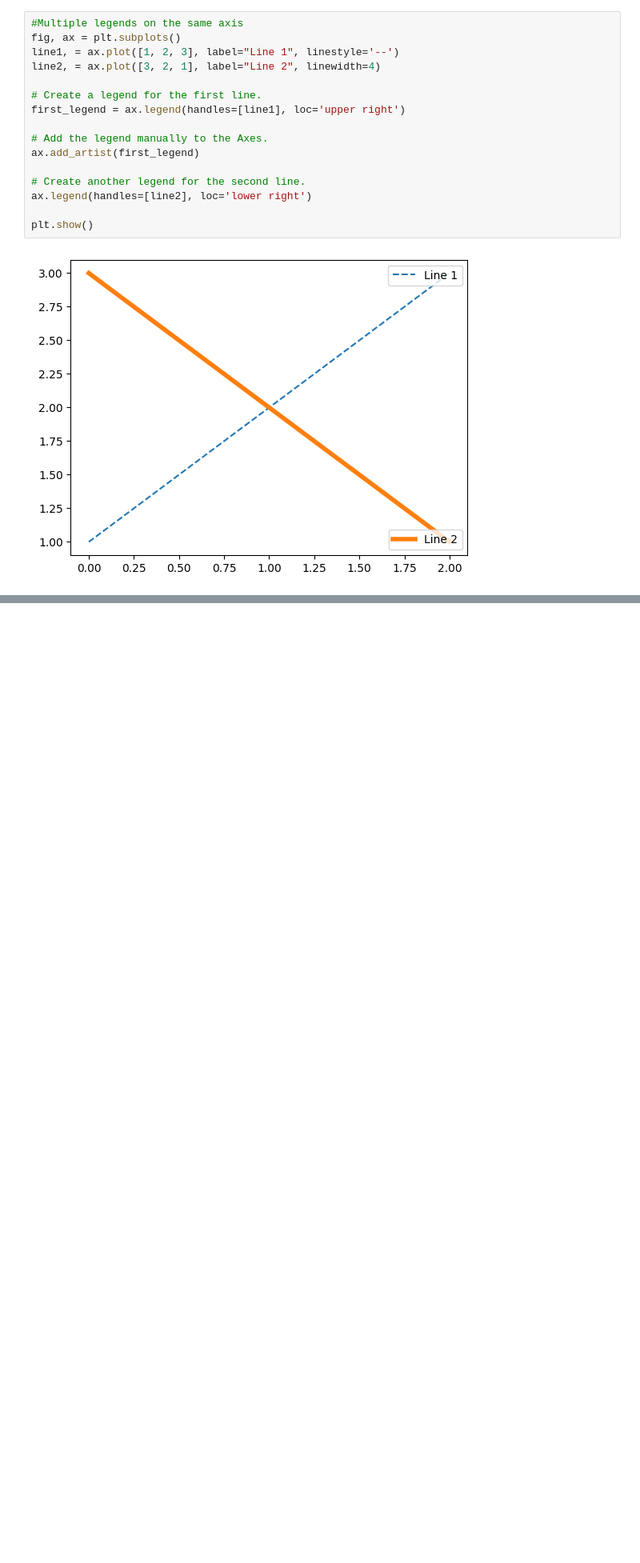
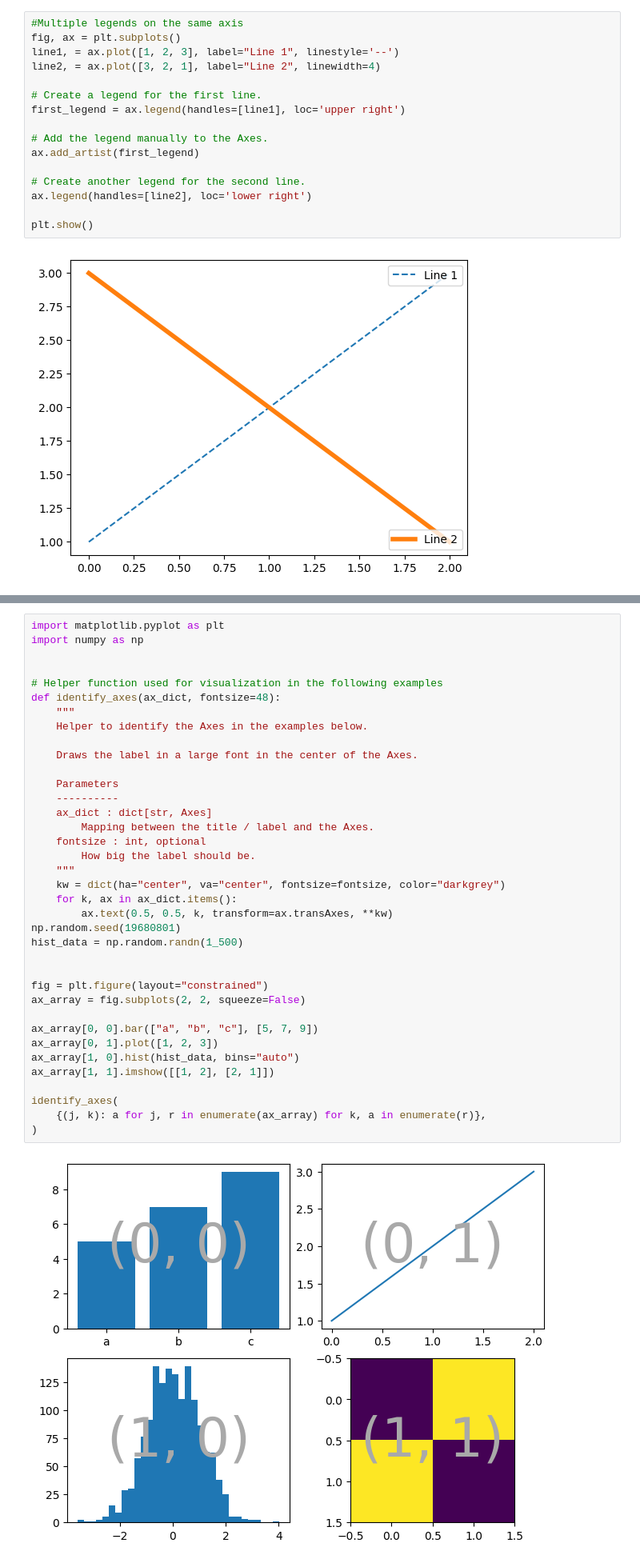
Before and after one commit to manasesmutembei11/ML, a Jupyter notebook: matplotlib/matplotlib_axes&subplots.ipynb, the cells around one changed output, grey strips where cells are left out. Shown at 80% size. Drawn from its saved outputs; the diff is of its cells as text; blank space fills up the shorter version.

Commit message:
Matplotlib Axes and Subplots (Subplot mosaic)

```diff
--- a/matplotlib/matplotlib_axes&subplots.ipynb
+++ b/matplotlib/matplotlib_axes&subplots.ipynb
@@ -655,0 +661,39 @@ plt.show()
+# %%
+import matplotlib.pyplot as plt
+import numpy as np
+
+
+# Helper function used for visualization in the following examples
+def identify_axes(ax_dict, fontsize=48):
+    """
+    Helper to identify the Axes in the examples below.
+
+    Draws the label in a large font in the center of the Axes.
+
+    Parameters
+    ----------
+    ax_dict : dict[str, Axes]
+        Mapping between the title / label and the Axes.
+    fontsize : int, optional
+        How big the label should be.
+    """
+    kw = dict(ha="center", va="center", fontsize=fontsize, color="darkgrey")
+    for k, ax in ax_dict.items():
+        ax.text(0.5, 0.5, k, transform=ax.transAxes, **kw)
+np.random.seed(19680801)
+hist_data = np.random.randn(1_500)
+
+
+fig = plt.figure(layout="constrained")
+ax_array = fig.subplots(2, 2, squeeze=False)
+
+ax_array[0, 0].bar(["a", "b", "c"], [5, 7, 9])
+ax_array[0, 1].plot([1, 2, 3])
+ax_array[1, 0].hist(hist_data, bins="auto")
+ax_array[1, 1].imshow([[1, 2], [2, 1]])
+
+identify_axes(
+    {(j, k): a for j, r in enumerate(ax_array) for k, a in enumerate(r)},
+)
+# %% [output]
+[figure, added]
```
Also changed, not shown: parts of 7 cells of this notebook.
